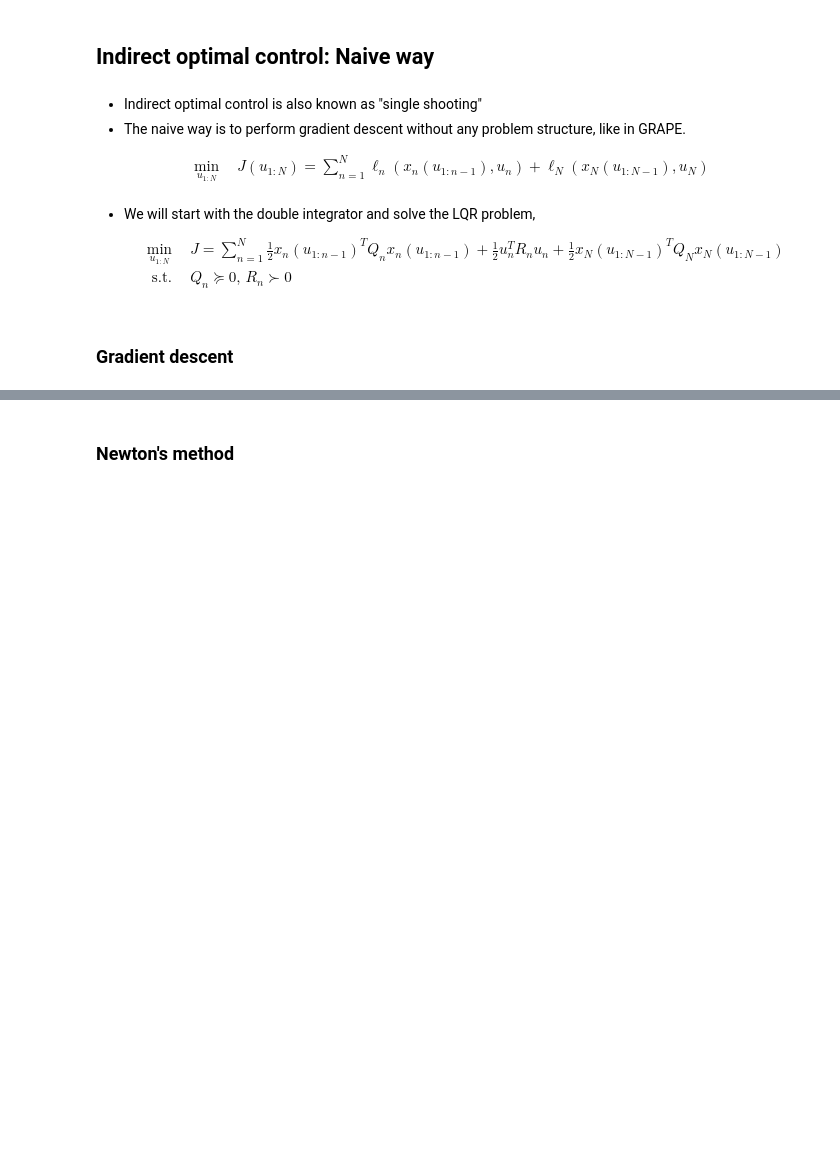
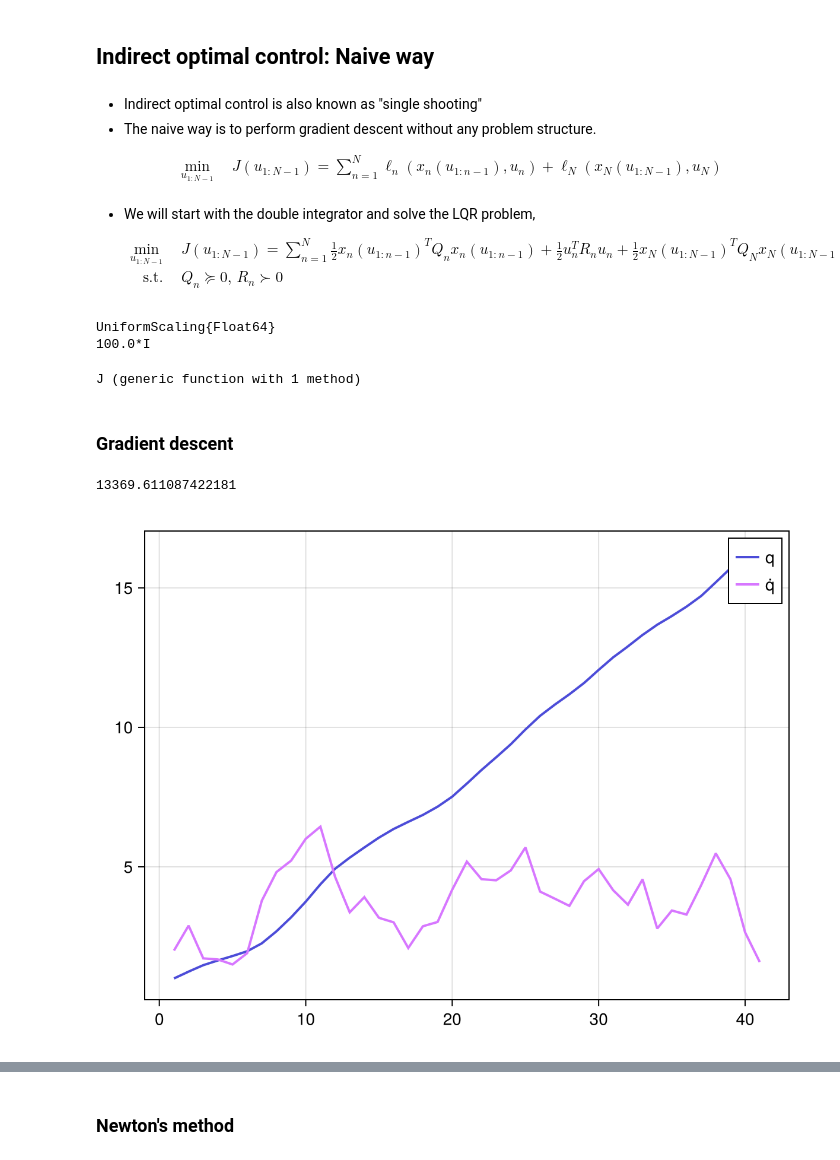
Before and after one commit to xoth42/QNumerics2025_Control, a Jupyter notebook: lecture-2/traj-opt.ipynb, the cells around one changed output, grey strips where cells are left out. Saved outputs shown, nothing was run; the diff lists cells and outputs as text; code cells hidden in the pictures; blank space fills up the shorter version.

```diff
--- a/lecture-2/traj-opt.ipynb
+++ b/lecture-2/traj-opt.ipynb
@@ -126,0 +138,11 @@ end
+# %%
+# simulate a discrete LTI system
+function simulate_dlti(u::Vector, A, B, x₀, h)
+    N = length(u)
+    x = zeros(size(A, 2), N + 1)
+    x[:, 1] = x₀
+    for k in 1:N
+        x[:, k + 1] = A * x[:, k] + B * u[k]
+    end
+    return x
+end
@@ -137,34 +165,56 @@ B ≈ B_c * h + [h^2 / 2m; 0]
 ## Indirect optimal control: Naive way
 # %% [markdown]
 - Indirect optimal control is also known as "single shooting"
-- The naive way is to perform gradient descent without any problem structure, like in GRAPE.
+- The naive way is to perform gradient descent without any problem structure.
 
 \begin{align}
-\min_{u_{1:N}} &\quad J(u_{1:N}) = \sum_{n=1}^N \ell_n(x_n(u_{1:n{-}1}), u_n) + \ell_N(x_N(u_{1:N{-}1}), u_N) \\
+\min_{u_{1:N{-}1}} &\quad J(u_{1:N{-}1}) = \sum_{n=1}^N \ell_n(x_n(u_{1:n{-}1}), u_n) + \ell_N(x_N(u_{1:N{-}1}), u_N) \\
 \end{align}
 
 - We will start with the double integrator and solve the LQR problem,
 \begin{align}
-\min_{u_{1:N}} &\quad J = \sum_{n=1}^N \tfrac{1}{2} x_n(u_{1:n{-}1})^T Q_n x_n(u_{1:n{-}1}) + \tfrac{1}{2} u_n^T R_n u_n + \tfrac{1}{2} x_N(u_{1:N{-}1})^T Q_N x_N(u_{1:N{-}1}) \\
+\min_{u_{1:N{-}1}} &\quad J(u_{1:{N{-}1}}) = \sum_{n=1}^N \tfrac{1}{2} x_n(u_{1:n{-}1})^T Q_n x_n(u_{1:n{-}1}) + \tfrac{1}{2} u_n^T R_n u_n + \tfrac{1}{2} x_N(u_{1:N{-}1})^T Q_N x_N(u_{1:N{-}1}) \\
 \text{s.t.} &\quad Q_n \succeq 0,\, R_n \succ 0
 \end{align}
 # %%
-m = 2.0 # Mass
-A_c , B_c = double_integrator(m)
-h = 0.05  # Time step
-A, B = continuous_to_discrete(A_c, B_c, h);
+m = 0.1 # Mass
+A_c, B_c = double_integrator(m)
+h = 0.1  # Time step
+A, B = continuous_to_discrete(A_c, B_c, h)
+x1 = [1.0; 2.0]  # Initial state
+
+Q = 1e-4I
+R = 1e-1I
+QN = 1e2I
+# %% [output]
+UniformScaling{Float64}
+100.0*I
 # %%
-function J(u; x₁=[0; 0], Q = 1.0I, R = 0.01I, QN = 100.0I)
+function J(u::Vector; x1=x1, Q = 1e-2I, R = 1e-4I, QN = 1e2I)
     N = length(u) + 1
     J = 0.0
-    xₙ = x₁
+    xₙ = x1
     for n in 1:N-1
-        uₙ = u[n]
+        uₙ = u[n:n]
         J += 0.5 * (xₙ' * Q * xₙ + uₙ' * R * uₙ)
         xₙ = A * xₙ + B * uₙ
     end
     J += 0.5 * (xₙ' * QN * xₙ)
     return J
 end
+# %% [output]
+J (generic function with 1 method)
 # %% [markdown]
 ### Gradient descent
+# %%
+N = 40
+u0 = randn(N)
+J(u0; x1=x1, Q=Q, R=R, QN=QN)
+# %% [output]
+13369.611087422181
+# %%
+fig, ax = series(simulate_dlti(u0, A, B, x1, h), labels=["q", "q̇"])
+axislegend(ax)
+fig
+# %% [output]
+[figure, added]
```
Also changed, not shown: parts of 37 cells of this notebook, 5 other files.
